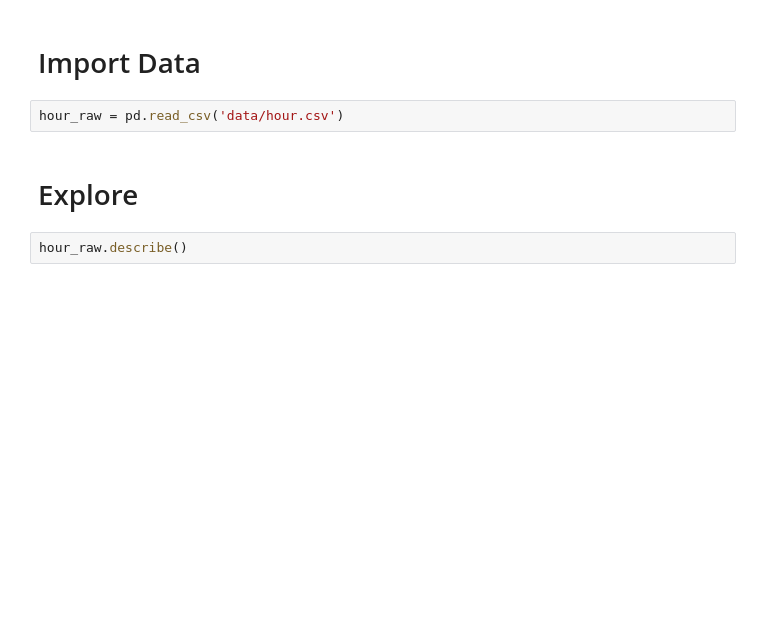
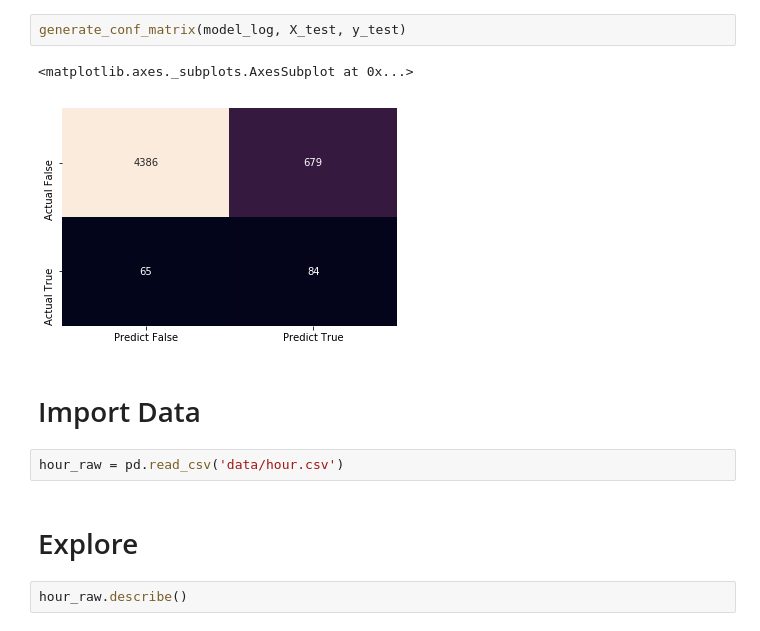
Before and after one commit to mzhou356/bike-sharing-regression, a Jupyter notebook: joe_bike_share_notebook.ipynb, the cells around one changed output. Cells and saved outputs as stored; diff of their text form; blank space fills up the shorter version.

```diff
--- a/joe_bike_share_notebook.ipynb
+++ b/joe_bike_share_notebook.ipynb
@@ -21,3 +50,8 @@ pd.options.display.max_columns = None
+# %%
+generate_conf_matrix(model_log, X_test, y_test)
+# %% [output]
+<matplotlib.axes._subplots.AxesSubplot at 0x...>
+[figure, added]
 # %% [markdown]
 # Import Data
 # %%
```
Also changed, not shown: parts of 21 cells of this notebook, 8 other files.
